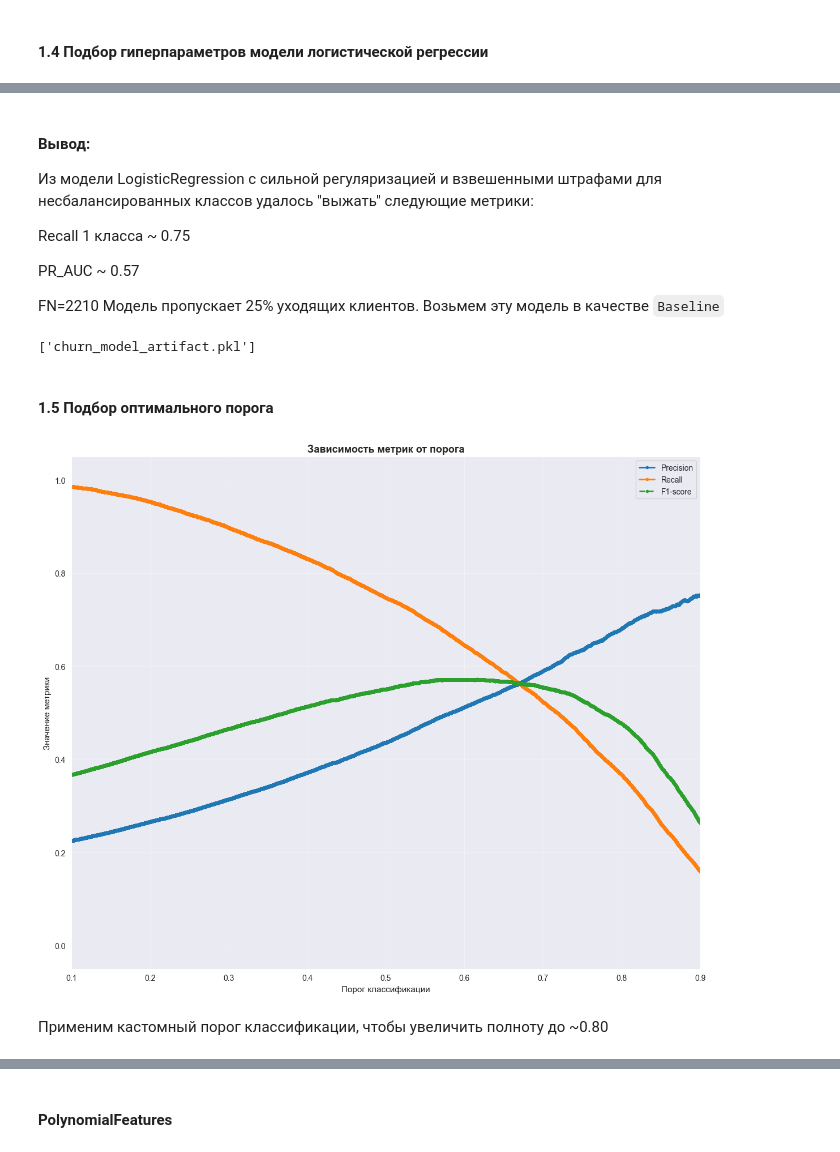
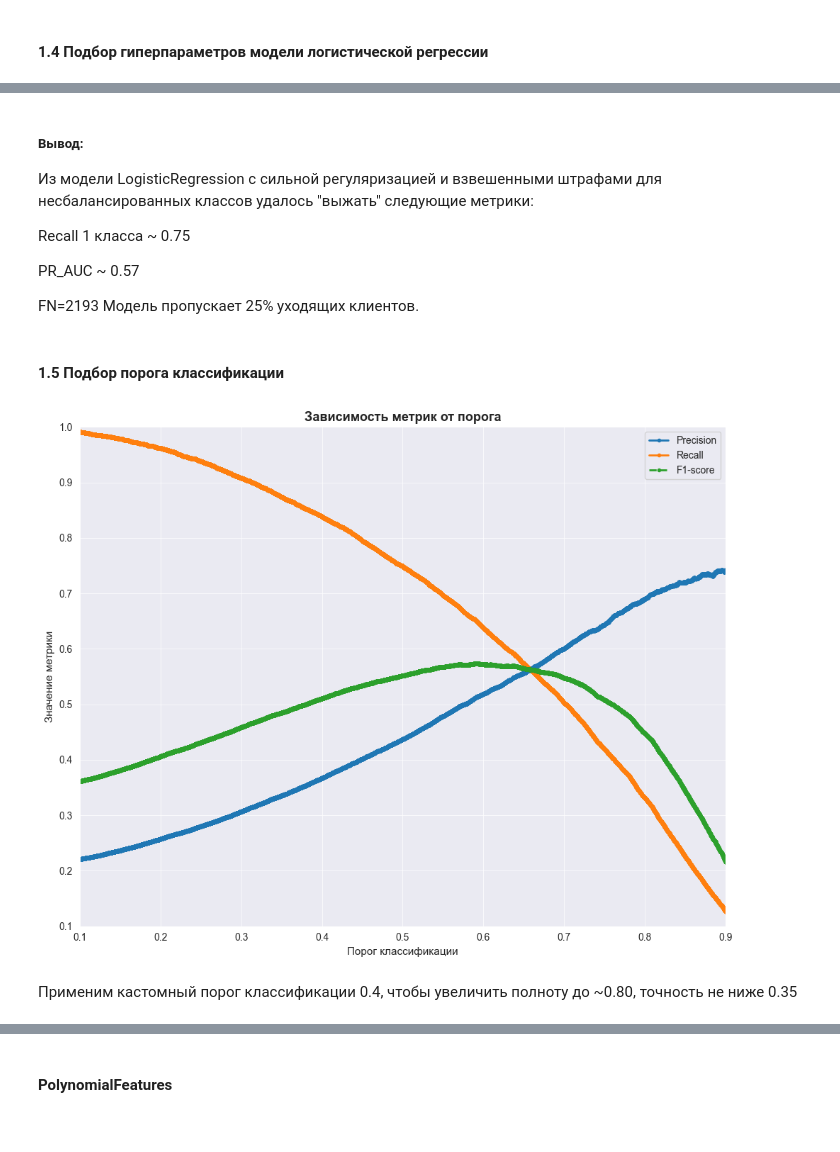
Before and after one commit to LinkiChmu/Bank_customer_churn_prediction, a Jupyter notebook: src/model/baseline.ipynb, the cells around one changed output, grey strips where cells are left out. Drawn from its saved outputs; the diff is of its cells as text; code cells hidden in the pictures.

```diff
--- a/src/model/baseline.ipynb
+++ b/src/model/baseline.ipynb
@@ -178,13 +232,13 @@ FN 2321 Модель пропускает  (~27%) уходящих клиент
 # %% [markdown]
 #### 1.4 Подбор гиперпараметров модели логистической регрессии
 # %%
-param_grid = {
-    'clf__C': np.logspace(-1, 1, 7),
-    'clf__class_weight': ['balanced', None, {0: 1, 1: 4}],
-    'clf__l1_ratio': np.linspace(0.0, 1.0, 7)
+param_lr = {
+    'clf__C': np.logspace(-3, 1, 10),
+    'clf__class_weight': ['balanced', None, {0: 1, 1: 4}]
 }
-grid = GridSearchCV(pipeline,
-                    param_grid,
+
+grid = GridSearchCV(pipeline_lr,
+                    param_lr,
                     cv=skf,
                     scoring={
                         'pr_auc': 'average_precision',
@@ -199,7 +253,4 @@ grid.fit(X_train, y_train)
 end = time.perf_counter()
 total_duration_logreg_base = end - start
 print(f"Общее время работы GridSearchCV: {total_duration_logreg_base:.2f} сек")
-
-best_model = grid.best_estimator_
-print(grid.best_params_)
 # %% [output]
@@ -207,0 +258,9 @@ print(grid.best_params_)
+# %%
+best_params = grid.best_params_
+print(best_params)
+best_model = pipeline_lr.set_params(**best_params)
+
+start_refit = time.perf_counter()
+best_model.fit(X_train, y_train)
+time_lr = round((time.perf_counter() - start_refit), 2)
+print(f"Время обучения модели: {time_lr} сек")
@@ -242,6 +303,6 @@ PR-AUC (test): 0.5699
 [figure]
 # %% [markdown]
-#### Вывод:
+##### Вывод:
 
 Из модели LogisticRegression c сильной регуляризацией и взвешенными штрафами для несбалансированных классов удалось "выжать" следующие метрики:
 
@@ -249,49 +310,15 @@ Recall 1 класса ~ 0.75
 
 PR_AUC ~ 0.57
 
-FN=2210 Модель пропускает 25% уходящих клиентов.
-Возьмем эту модель в качестве `Baseline`
+FN=2193 Модель пропускает 25% уходящих клиентов.
-# %%
-model_artifact = {
-    "model": best_model,
-    "best_params": grid.best_params_,
-    "feature_names": X_train.columns.tolist(),  # критично для совпадения колонок
-    "metrics": {
-        "cv_recall": grid.best_score_,
-        "test_pr_auc": average_precision_score(y_test, y_proba_opt)
-    }
-}
-
-joblib.dump(model_artifact, "churn_model_artifact.pkl", compress=3)
-# %% [output]
-['churn_model_artifact.pkl']
 # %% [markdown]
-#### 1.5 Подбор оптимального порога
+#### 1.5 Подбор порога классификации
 # %%
-def plot_metrics_vs_threshold(y_true, y_proba):
-    precisions, recalls, thresholds = precision_recall_curve(y_true, y_proba)
-    f1_scores = 2 * (precisions[:-1] * recalls[:-1]) / (precisions[:-1] + recalls[:-1] + 1e-10)
-
-    plt.figure(figsize=(12, 10))
-    plt.plot(thresholds, precisions[:-1], label='Precision', marker='.', linewidth=2)
-    plt.plot(thresholds, recalls[:-1], label='Recall', marker='.', linewidth=2)
-    plt.plot(thresholds, f1_scores, label='F1-score', marker='.', linewidth=2, linestyle='--')
-
-    plt.xlabel('Порог классификации', fontsize=11)
-    plt.ylabel('Значение метрики', fontsize=11)
-    plt.title('Зависимость метрик от порога', fontsize=13, fontweight='bold')
-    plt.legend()
-    plt.grid(alpha=0.3)
-    plt.xlim([0.1, 0.9])
-    plt.tight_layout()
-    plt.show()
-
-
 plot_metrics_vs_threshold(y_test, y_proba_opt)
 # %% [output]
-[figure, old version]
+[figure, new version]
 # %% [markdown]
-Применим кастомный порог классификации, чтобы увеличить полноту до ~0.80
+Применим кастомный порог классификации 0.4, чтобы увеличить полноту до ~0.80, точность не ниже 0.35
 # %%
 threshold = 0.4
 y_pred_custom = (y_proba_opt >= threshold)
```
Also changed, not shown: parts of 71 cells of this notebook, 1 other file.
